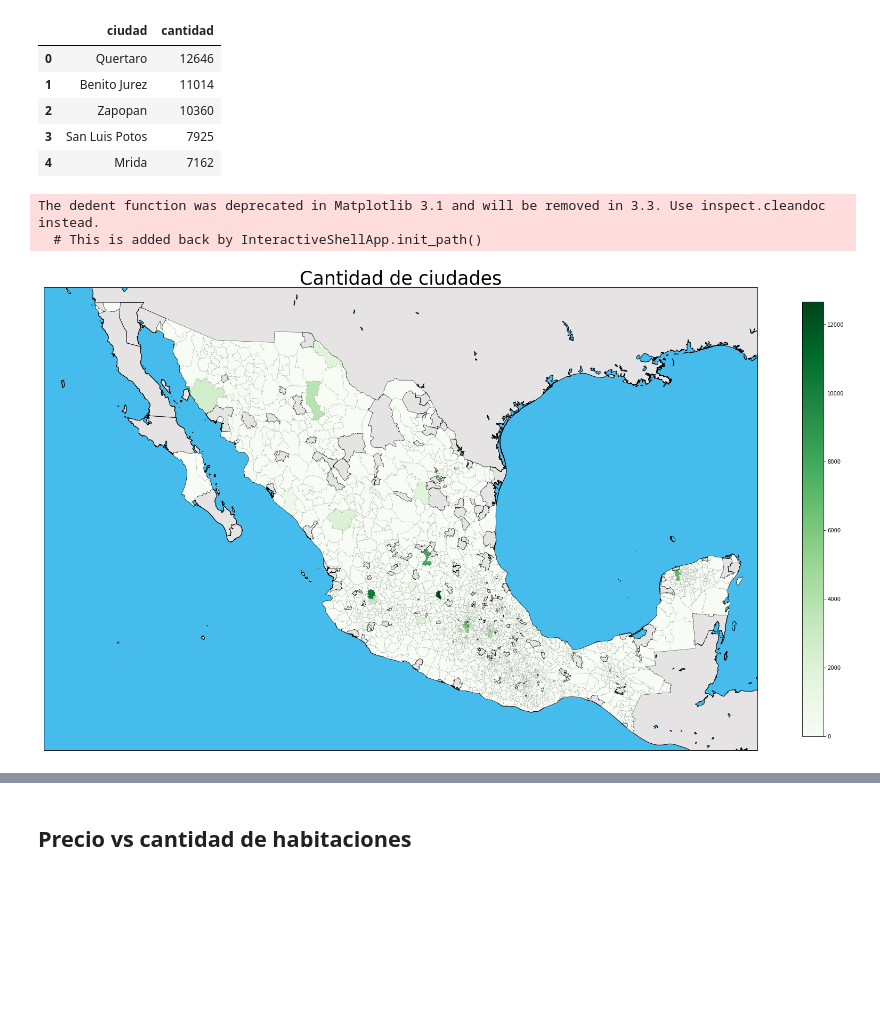
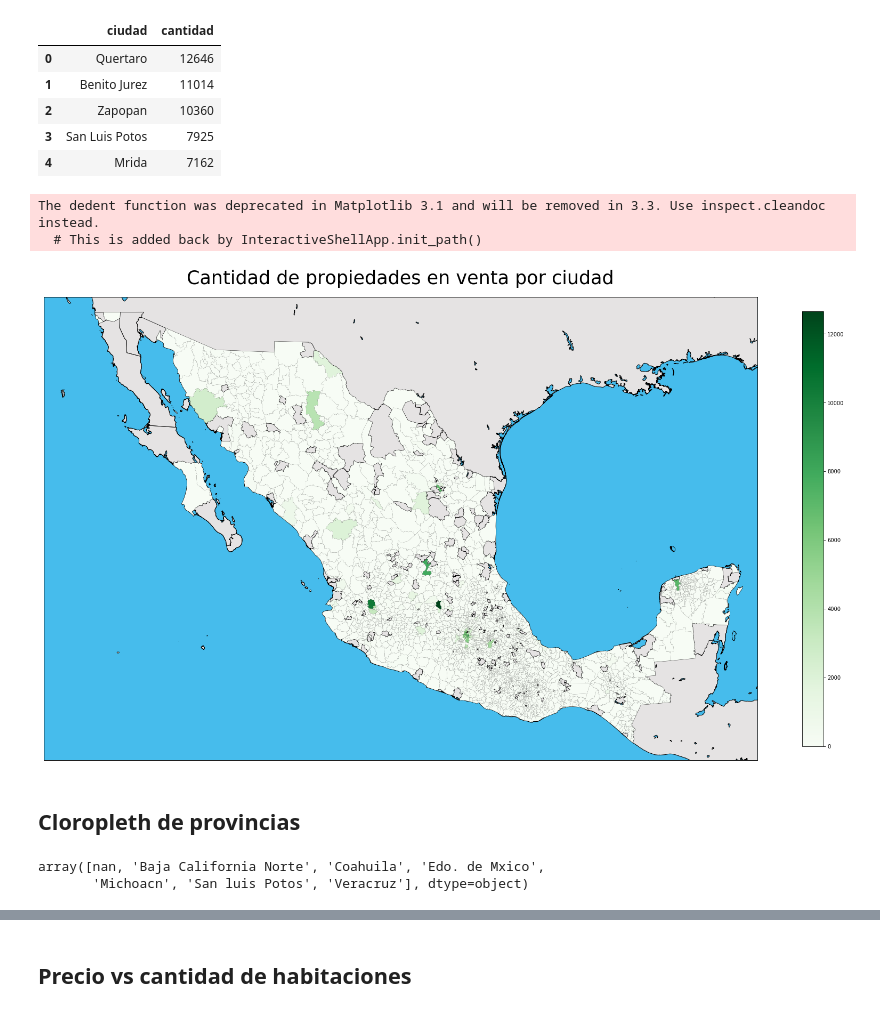
Before and after one commit to rozanecm/7506_2c2019_tp1, a Jupyter notebook: notebooks/Analisis by FC.ipynb, the cells around one changed output, grey strips where cells are left out. Saved outputs shown, nothing was run; the diff lists cells and outputs as text; code cells hidden in the pictures; blank space fills up the shorter version.

```diff
--- a/notebooks/Analisis by FC.ipynb
+++ b/notebooks/Analisis by FC.ipynb
@@ -14,3 +15,7 @@ from matplotlib.collections import PatchCollection
 from matplotlib.colors import Normalize
 # %%
 df_navent = pd.read_csv('data/train.csv', dtype={'tipodepropiedad':'category', 'ciudad':'category', 'provincia':'category', 'id':'int32', 'antiguedad':'float16', 'habitaciones':'float16', 'garages':'float16', 'banos':'float16', 'metroscubiertos':'float16', 'metrostotales':'float16', 'idzona':'float16', 'lat':'float16', 'lng':'float16', 'gimnasio':'bool', 'usosmultiples':'bool', 'piscina':'bool', 'escuelascercanas':'bool', 'centroscomercialescercanos':'bool'}, parse_dates=['fecha'])
+# %%
+precios_dolares = pd.read_csv('../data/precios_en_dolares.csv')
+# %%
+df_navent = df_navent.merge(precios_dolares, how='left')
@@ -188,32 +196,35 @@ mexicoMap.drawmapboundary(fill_color='#46bcec')
 mexicoMap.fillcontinents(color='#e5e3e3',lake_color='#43b8e8')
 mexicoMap.drawcoastlines()
 mexicoMap.readshapefile('data/shp/Mexican_Municipalities/Mexican Municipalities','shapefile',linewidth=.75)
 
 #data configuration and merge
 df_map_shp = pd.DataFrame({
         'shapes': [Polygon(np.array(shape), True) for shape in mexicoMap.shapefile],
         'ciudad': [ciudad['NOM_MUN'] for ciudad in mexicoMap.shapefile_info]
     })
 
 merge_ciudad_and_map = df_map_shp.merge(df_navent_ciudad, on='ciudad', how='left')
 merge_ciudad_and_map = merge_ciudad_and_map.drop_duplicates('ciudad')
 
 
 #fig configuration
 cmap = plt.get_cmap('Greens')
 pc = PatchCollection(merge_ciudad_and_map.shapes, zorder=2)
 norm = Normalize()
 
 pc.set_facecolor(cmap(norm(merge_ciudad_and_map['cantidad'].fillna(0).values)))
 ax.add_collection(pc)
 
 mapper = matplotlib.cm.ScalarMappable(norm=norm, cmap=cmap)
 mapper.set_array(merge_ciudad_and_map['cantidad'])
 
 plt.colorbar(mapper, shrink=0.5)
-plt.title("Cantidad de ciudades",fontsize=35)
+plt.title("Cantidad de propiedades en venta por ciudad",fontsize=35,pad=25)
+#plt.savefig('img/cant_prop_en_venta_ciudad.png')
 plt.show()
 # %% [output]
 The dedent function was deprecated in Matplotlib 3.1 and will be removed in 3.3. Use inspect.cleandoc instead.
   # This is added back by InteractiveShellApp.init_path()
-[figure, old version]
+[figure, new version]
+# %% [markdown]
+## Cloropleth de provincias
@@ -219,0 +245,9 @@ The dedent function was deprecated in Matplotlib 3.1 and will be removed in 3.3.
+# %%
+idx1 = pd.Index(df_navent.provincia)
+idx2 = pd.Index(df_map_provincia.provincia)
+
+arrayDiff = idx1.difference(idx2).values
+arrayDiff
+# %% [output]
+array([nan, 'Baja California Norte', 'Coahuila', 'Edo. de Mxico',
+       'Michoacn', 'San luis Potos', 'Veracruz'], dtype=object)
```
Also changed, not shown: parts of 44 cells of this notebook, 12 other files.
